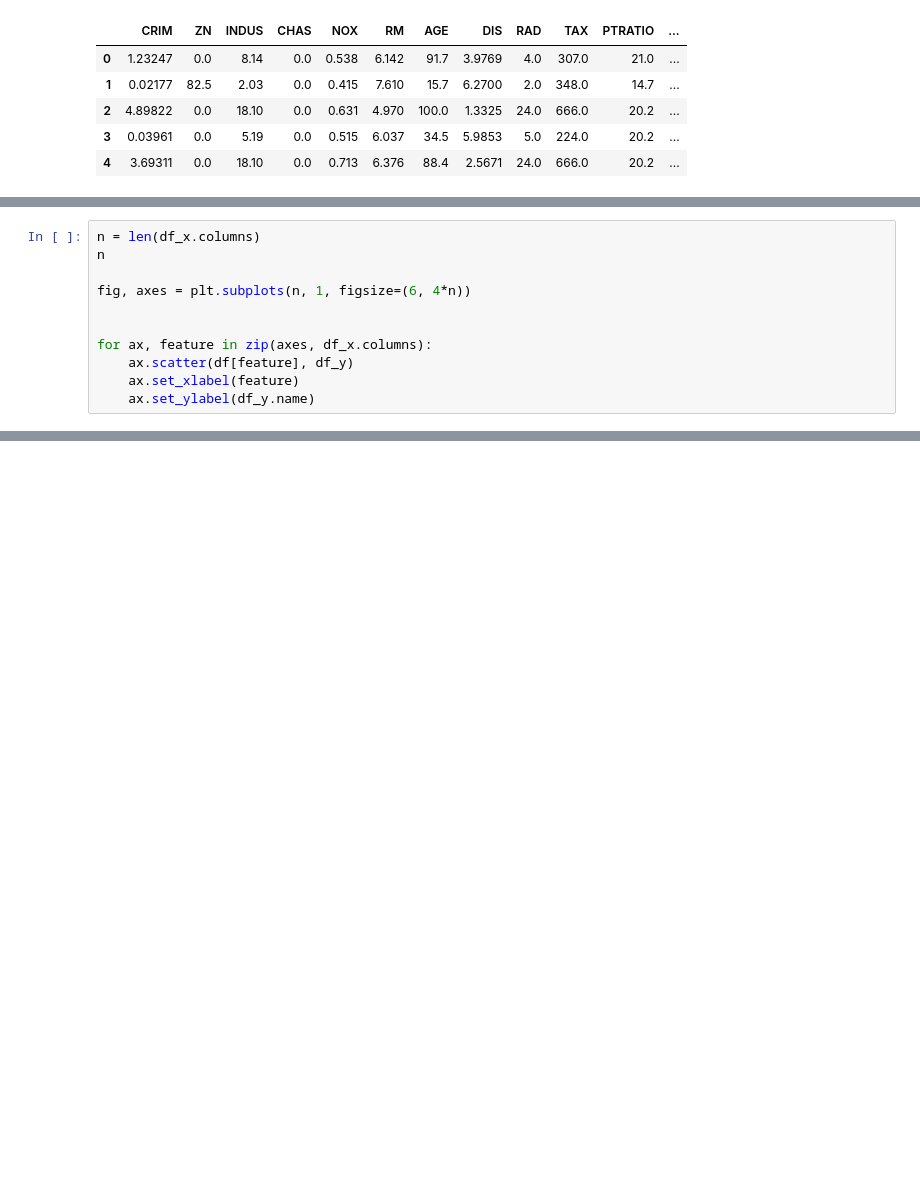
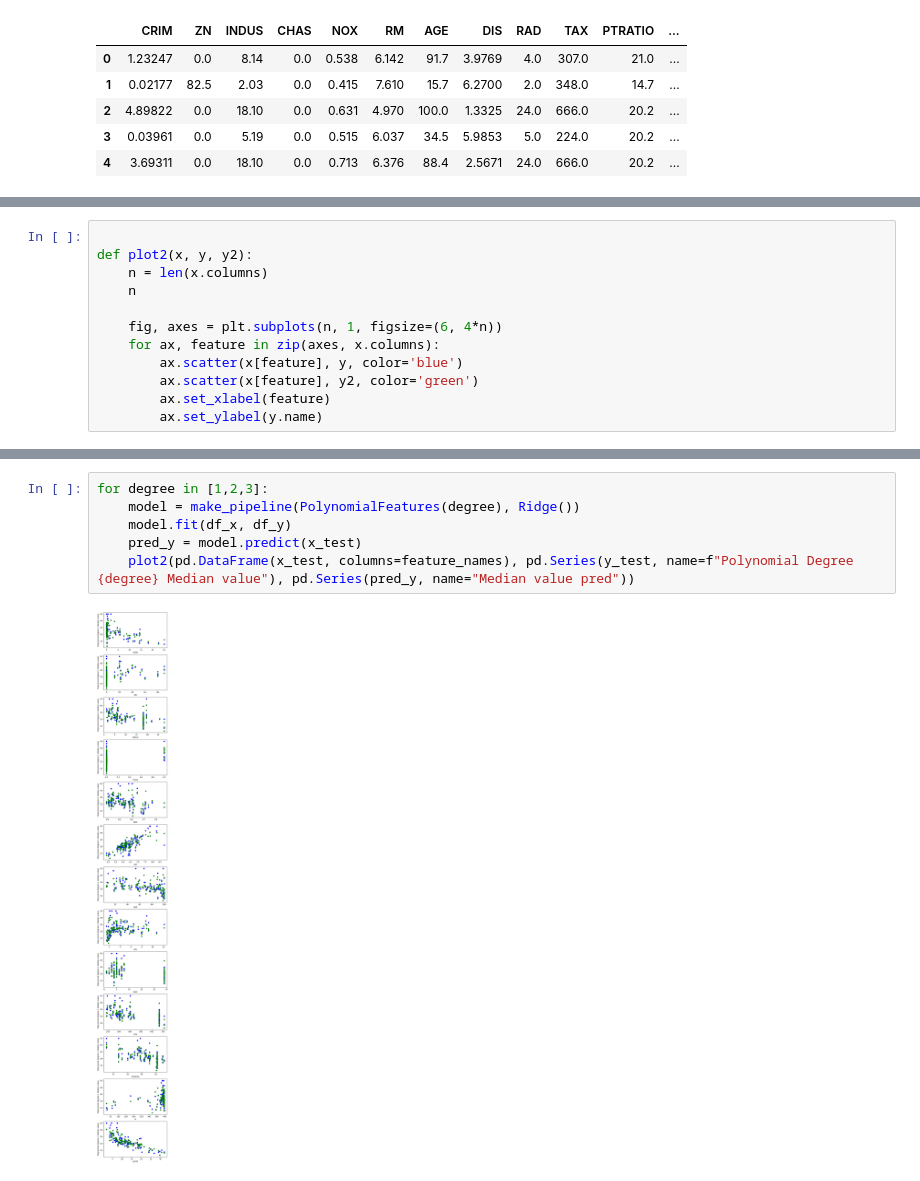
Before and after one commit to Red-stevo/AI, a Jupyter notebook: ML/polynomial_regression.ipynb, the cells around one changed output, grey strips where cells are left out. Cells and saved outputs as stored; diff of their text form; blank space fills up the shorter version.

Commit message:
workiing on polynomial regression

```diff
--- a/ML/polynomial_regression.ipynb
+++ b/ML/polynomial_regression.ipynb
@@ -58,11 +68,12 @@ df.head()
 # %%
-n = len(df_x.columns)
-n
 
-fig, axes = plt.subplots(n, 1, figsize=(6, 4*n))
+def plot2(x, y, y2):
+    n = len(x.columns)
+    n
 
-
-for ax, feature in zip(axes, df_x.columns):
-    ax.scatter(df[feature], df_y)
-    ax.set_xlabel(feature)
-    ax.set_ylabel(df_y.name)
+    fig, axes = plt.subplots(n, 1, figsize=(6, 4*n))
+    for ax, feature in zip(axes, x.columns):
+        ax.scatter(x[feature], y, color='blue')
+        ax.scatter(x[feature], y2, color='green')
+        ax.set_xlabel(feature)
+        ax.set_ylabel(y.name)
@@ -70,0 +84,8 @@ for ax, feature in zip(axes, df_x.columns):
+# %%
+for degree in [1,2,3]:
+    model = make_pipeline(PolynomialFeatures(degree), Ridge())
+    model.fit(df_x, df_y)
+    pred_y = model.predict(x_test)
+    plot2(pd.DataFrame(x_test, columns=feature_names), pd.Series(y_test, name=f"Polynomial Degree {degree} Median value"), pd.Series(pred_y, name="Median value pred"))
+# %% [output]
+[figure, added]
```
Also changed, not shown: parts of 6 cells of this notebook.
